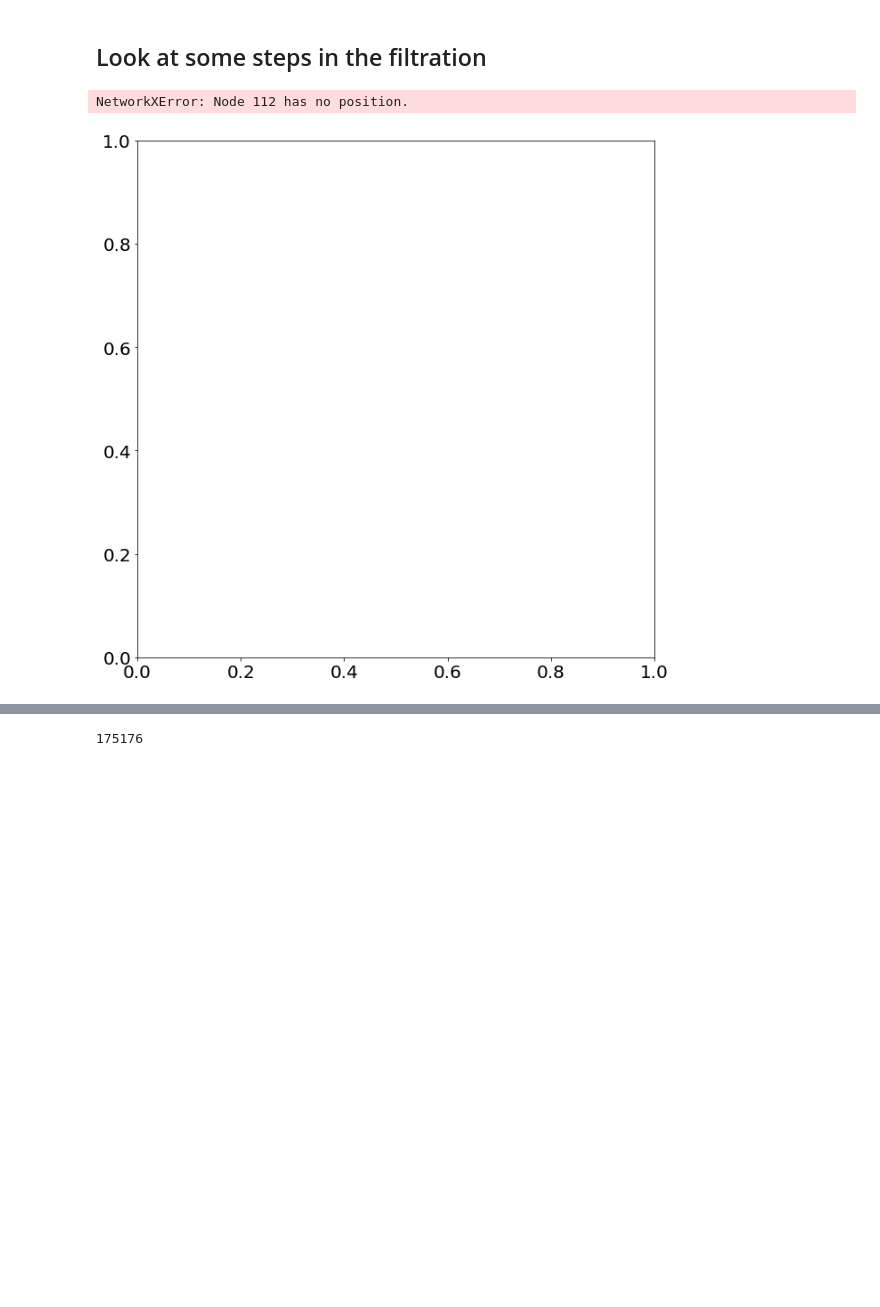
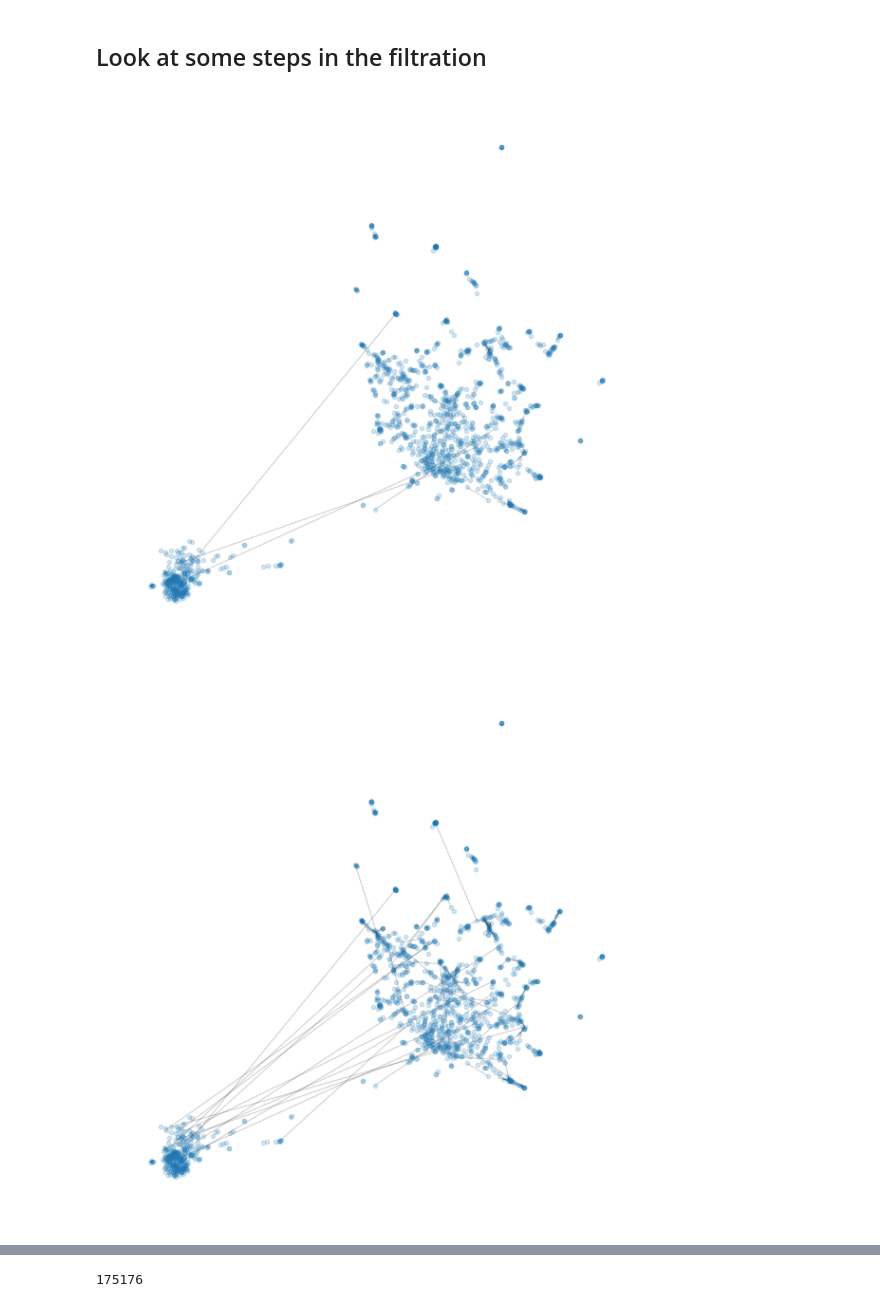
Before and after one commit to smoralesw/sr-p1-api, a Jupyter notebook: SpotifyPathsonRecSys.ipynb, the cells around one changed output, grey strips where cells are left out. Cells and saved outputs as stored; diff of their text form; code cells hidden in the pictures; blank space fills up the shorter version.

```diff
--- a/SpotifyPathsonRecSys.ipynb
+++ b/SpotifyPathsonRecSys.ipynb
@@ -193,0 +174,3 @@ movie_info.loc[movie_info.track_name.str.contains("Royale")]
+# %%
+genre_to_use = 'hard rock'
+mask = movie_info.loc[movie_info.genres.str.contains(genre_to_use)]
@@ -273,7 +270,10 @@ shapeofu = 1064
 good_movies = [toxic, toxicity,thriller, carryonmywayward,bohemian, helpbeatles,shapeofu]
 np.random.seed(1)
 
-rate = 800 / len(movies_map)
+#rate = 800 / len(movies_map)
+#slimer_movies_map = {name: ls for name, ls in movies_map.items()
+#                     if np.random.random() <= rate or name in good_movies}
+
 slimer_movies_map = {name: ls for name, ls in movies_map.items()
-                     if np.random.random() <= rate or name in good_movies}
+                     if name in mask['id'].values}
 # %% [output]
@@ -388,7 +392,7 @@ def sample_middle_users(lower=0.6, upper=0.95):
 
     return users_map
 
-def particular_movies_sample(ratings, n=15000):
+def particular_movies_sample(ratings, genre_to_use = 'hard rock', n=15000, sample = True, genre = True, ):
 
     # limit to only middle percentile users
     users_map = sample_middle_users()
@@ -404,12 +408,26 @@ def particular_movies_sample(ratings, n=15000):
     movies_map = sample_middle_movies(sub_ratings)
     print(len(movies_map))
     print("Sample movies")
-    rate = n / len(movies_map)
-    print(rate)
+
     # then randomly sample the movies
     np.random.seed(1)
-    movies_map = {m:l for m,l in movies_map.items() if np.random.random() <= rate}
 
+
+    movies_map = {name: list(group.pid) for name, group in movies}
+    movies_ratings_n = [len(m) for m in movies_map.values()]
+
+    if genre == True:
+
+        mask = movie_info.loc[movie_info.genres.str.contains(genre_to_use)]
+
+        movies_map = {m:l for m,l in movies_map.items()
+                     if m in mask['id'].values}
+    if sample == True:
+        rate = n / len(movies_map)
+        print(rate)
+
+        movies_map = {m:l for m,l in movies_map.items() if np.random.random() <= rate}
+    #or name in good_movies
     print(f"Resulting dataset has {len(movies_map)} movies")
     return movies_map
 # %% [output]
@@ -417,6 +439,6 @@ Wall time: 5.98 ms
 # %%
 %%time
-movies_map = particular_movies_sample(ratings) #comentada de antes
+movies_map = particular_movies_sample(ratings, n = 1500) #comentada de antes
 # %% [output]
 Remove movies with # ratings <= 62.0 and # ratings >= 184.0
 Was 1000000, now 355415 users in the range.
@@ -854,18 +862,20 @@ KeyError: 'movieId'
 # %%
 def filter_plot(filtration, thresh, pos=None):
     pos = pos or nx.kamada_kawai_layout()
     filtration = [f for f in filtration if f[1] < thresh]
     g = build_graph(filtration, thresh)
 
     plt.figure(figsize=(8,8))
     edges = g.edges()
     weights = [g[u][v]['dist'] for u,v in edges]
     nx.draw(g, pos=pos, node_size=20, alpha=0.2)
     plt.show()
-
+filter_plot(filtration, 0.75, pos)
+filter_plot(filtration, 0.85, pos)
 filter_plot(filtration, 0.90, pos)
 filter_plot(filtration, 0.95, pos)
 filter_plot(filtration, 0.98, pos)
+filter_plot(filtration, 1, pos)
 # %% [output]
-NetworkXError: Node 112 has no position.
-[figure, old version]
+[figure, new version]
+[figure, added]
```
Also changed, not shown: parts of 48 cells of this notebook.
